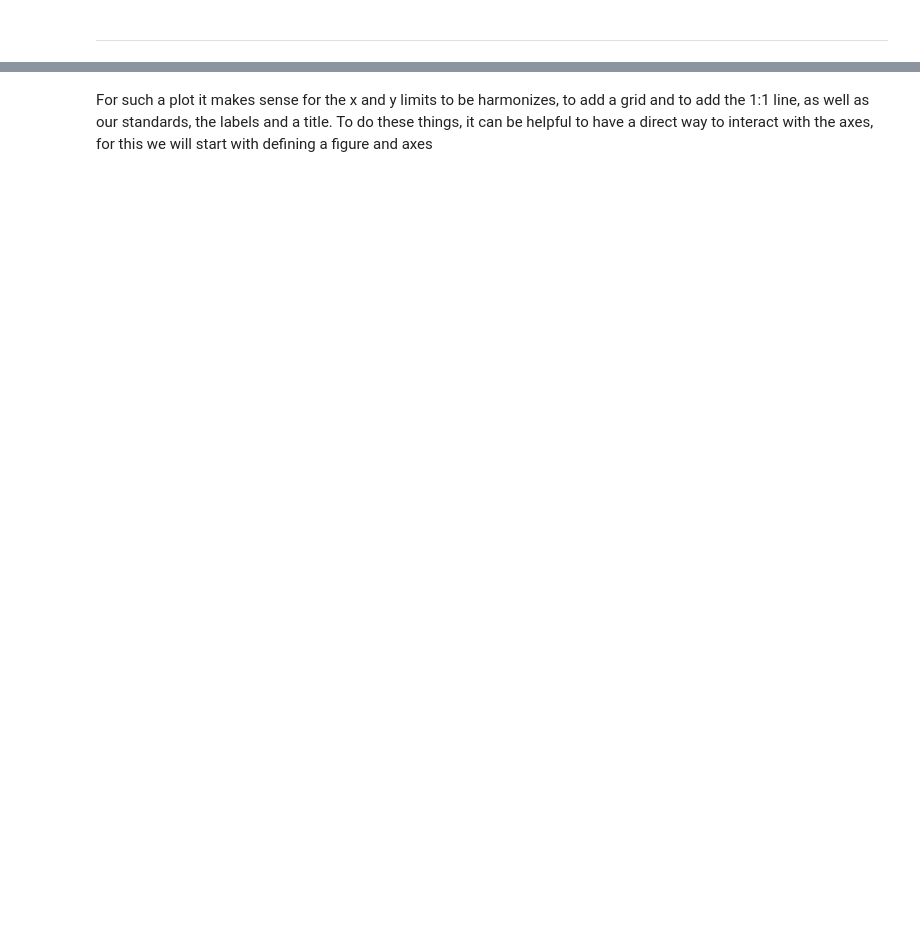
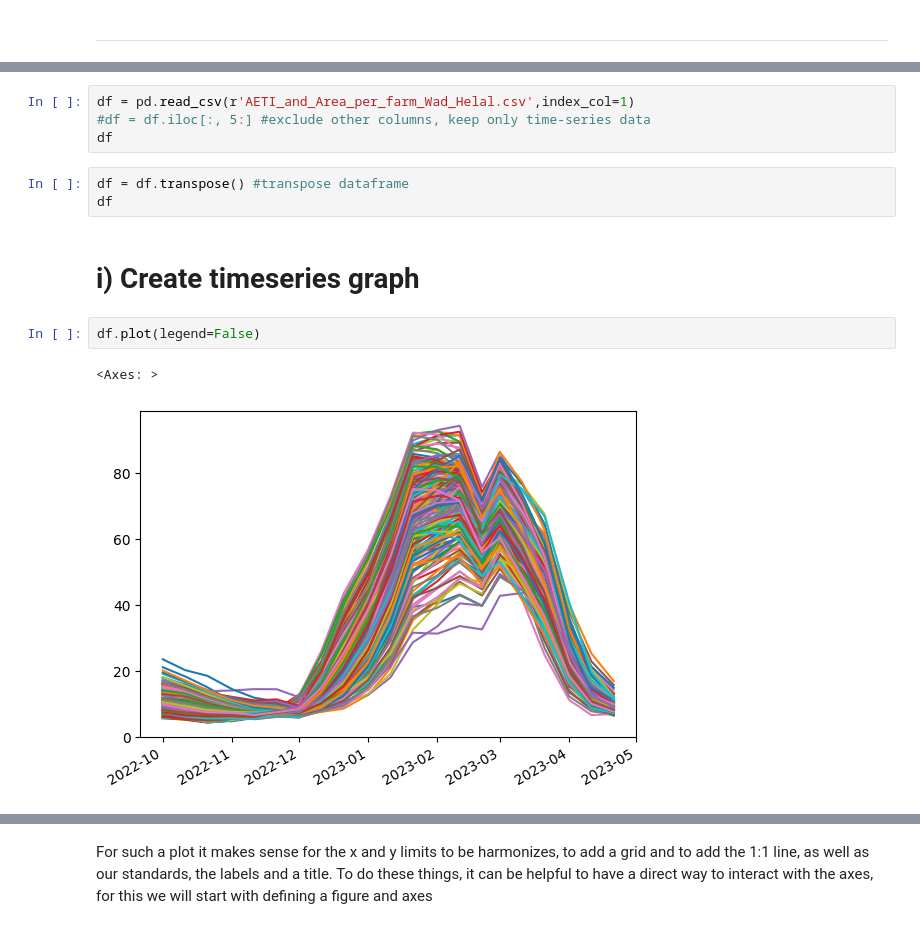
Before and after one commit to wateraccounting/WaPORMOOC, a Jupyter notebook: 3_Python_for_WaPOR/N03_Average_Seasonal_AETI_per_farm.ipynb, the cells around one changed output, grey strips where cells are left out. Drawn from its saved outputs; the diff is of its cells as text; blank space fills up the shorter version.

```diff
--- a/3_Python_for_WaPOR/N03_Average_Seasonal_AETI_per_farm.ipynb
+++ b/3_Python_for_WaPOR/N03_Average_Seasonal_AETI_per_farm.ipynb
@@ -413,0 +344,15 @@ plt.scatter(df2['2202'],df2['2203']);
+# %%
+df = pd.read_csv(r'AETI_and_Area_per_farm_Wad_Helal.csv',index_col=1)
+#df = df.iloc[:, 5:] #exclude other columns, keep only time-series data
+df
+# %%
+df = df.transpose() #transpose dataframe
+df
+# %% [markdown]
+
+# i) Create timeseries graph
+# %%
+df.plot(legend=False)
+# %% [output]
+<Axes: >
+[figure, added]
```
Also changed, not shown: parts of 81 cells of this notebook.
